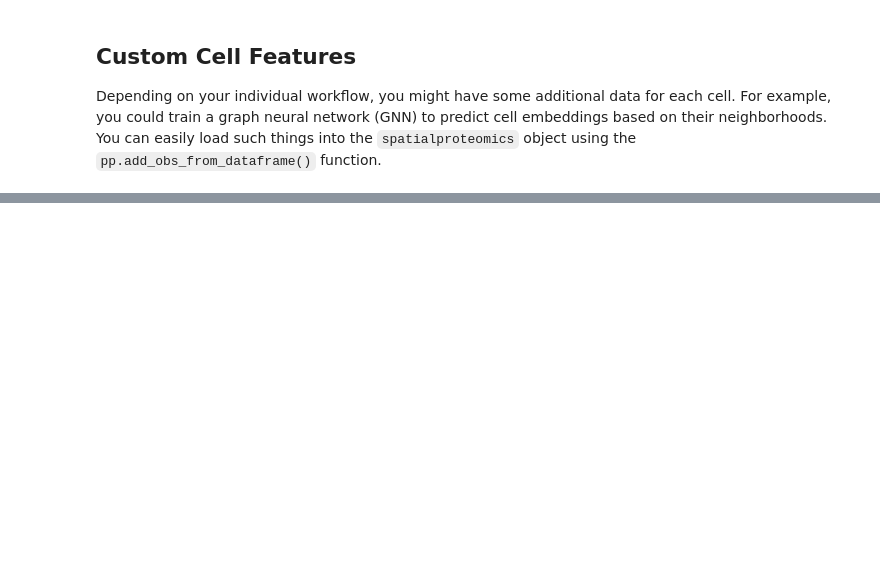
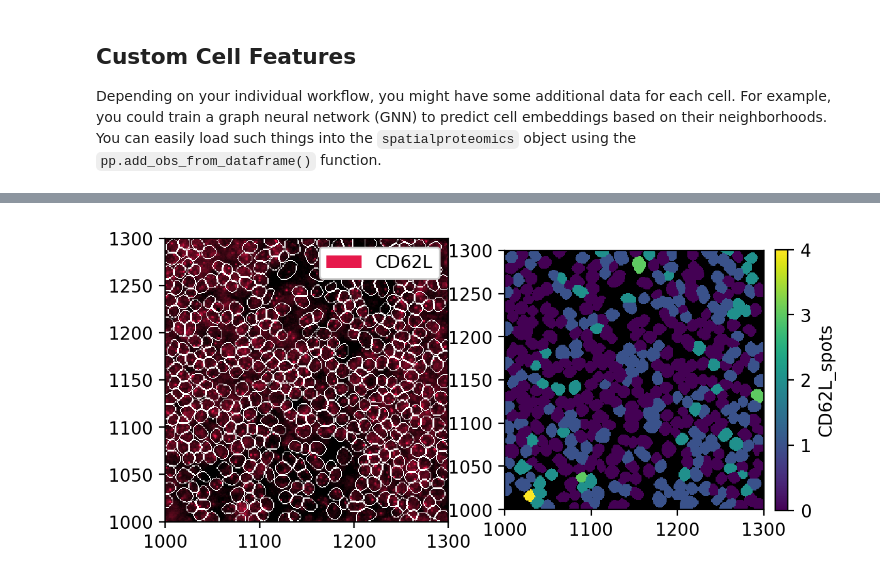
Before and after one commit to sagar87/spatialproteomics, a Jupyter notebook: docs/notebooks/Customizability.ipynb, the cells around one changed output, grey strips where cells are left out. Drawn from its saved outputs; the diff is of its cells as text; code cells hidden in the pictures; blank space fills up the shorter version.

Commit message:
implemented wrapper for spotiflow and bumped version

```diff
--- a/docs/notebooks/Customizability.ipynb
+++ b/docs/notebooks/Customizability.ipynb
@@ -268,0 +273,5 @@ _ = ds.pl.render_obs("Embedding1").pl.imshow(legend_obs=True)
+# %%
+# predicting the number of spots using spotiflow
+ds = ds.tl.spotiflow(channel="CD62L")
+# quick look at the obs. This now contains a column called CD62L_spots
+ds.pp.get_layer_as_df("_obs").head()
@@ -268,0 +285,6 @@ _ = ds.pl.render_obs("Embedding1").pl.imshow(legend_obs=True)
+# %%
+fig, ax = plt.subplots(1, 2, dpi=200)
+_ = ds.pp["CD62L"].pl.show(render_segmentation=True, ax=ax[0])
+_ = ds.pl.render_obs("CD62L_spots").pl.imshow(legend_obs=True, ax=ax[1])
+# %% [output]
+[figure, added]
```
Also changed, not shown: parts of 9 cells of this notebook, 6 other files.
